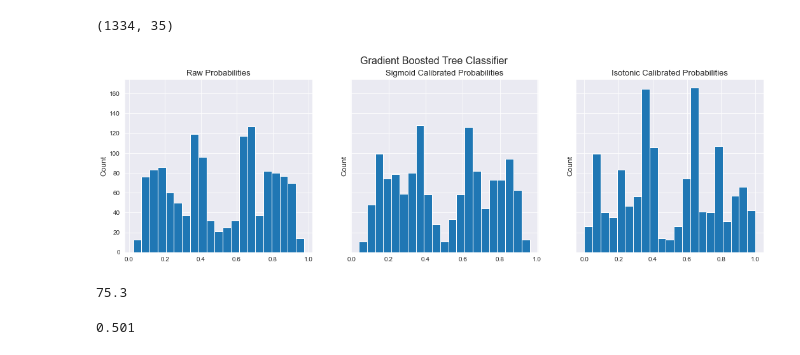
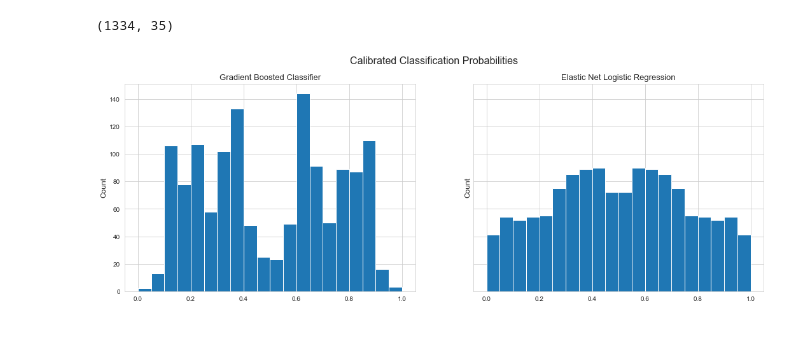
Before and after one commit to m-schiavoni/MarchMadness, a Jupyter notebook: final_models.ipynb, the cells around one changed output. Saved outputs shown, nothing was run; the diff lists cells and outputs as text; code cells hidden in the pictures.

```diff
--- a/final_models.ipynb
+++ b/final_models.ipynb
@@ -1,17 +1,21 @@
 # %%
+from joblib import dump
 import numpy as np
 import pandas as pd
 import matplotlib.pyplot as plt
 import seaborn as sns
-sns.set_style('darkgrid')
+# sns.set_style('darkgrid')
+sns.set_style('whitegrid')
 %matplotlib inline
 
-from sklearn.calibration import CalibratedClassifierCV
-from sklearn.metrics import accuracy_score, log_loss
+from sklearn.model_selection import cross_val_predict
+from sklearn.calibration import CalibratedClassifierCV, calibration_curve
 from sklearn.pipeline import Pipeline
 from sklearn.preprocessing import StandardScaler
 from sklearn.ensemble import GradientBoostingClassifier
-from sklearn.linear_model import LogisticRegression
+from sklearn.linear_model import LogisticRegression, LinearRegression
+from sklearn.decomposition import PCA
+from sklearn.svm import LinearSVR
 # %%
 df = pd.read_csv('mm_data.csv')
 Y = df['result_class']
@@ -20,35 +24,24 @@ X.shape
 # %% [output]
 (1334, 35)
 # %%
-gbc = GradientBoostingClassifier(learning_rate=0.6, max_depth=1, n_estimators=12, random_state=321)
-gbc_cal_s = CalibratedClassifierCV(gbc, method='sigmoid', cv=10)
-gbc_cal_i = CalibratedClassifierCV(gbc, method='isotonic', cv=10)
-
+gbc = CalibratedClassifierCV(GradientBoostingClassifier(learning_rate=0.6, max_depth=1, n_estimators=12, random_state=321),
+                             method='sigmoid', cv=10)
 gbc.fit(X, Y)
 gbc_probs = gbc.predict_proba(X)
-gbc_cal_s.fit(X, Y)
-gbc_cal_s_probs = gbc_cal_s.predict_proba(X)
-gbc_cal_i.fit(X, Y)
-gbc_cal_i_probs = gbc_cal_i.predict_proba(X)
+# %%
+lrc = LogisticRegression(l1_ratio=0.5, C=0.15, fit_intercept=False, penalty='elasticnet', solver='saga', max_iter=1000, random_state=321)
+cs_lrc = CalibratedClassifierCV(Pipeline(steps=[('center_scale', StandardScaler()), ('lrc', lrc)]),
+                                method='sigmoid', cv=10)
+cs_lrc.fit(X, Y)
+cs_lrc_probs = cs_lrc.predict_proba(X)
 # %%
-fig, (ax1, ax2, ax3) = plt.subplots(1, 3, sharey=True, figsize=(18,5))
-fig.suptitle('Gradient Boosted Tree Classifier', size=16)
+fig, (ax1, ax2) = plt.subplots(1, 2, sharey=True, sharex=True, figsize=(18,6))
+fig.suptitle('Calibrated Classification Probabilities', size=16)
 ax1.set_ylabel('Count', size=12)
-ax1.set_title('Raw Probabilities', size=13)
-_ = ax1.hist(gbc_probs[:,0], bins=21)
+ax1.set_title('Gradient Boosted Classifier', size=13)
+_ = ax1.hist(gbc_probs[:,0], bins=20, range=(0,1))
 ax2.set_ylabel('Count', size=12)
-ax2.set_title('Sigmoid Calibrated Probabilities', size=13)
-_ = ax2.hist(gbc_cal_s_probs[:,0], bins=21)
-ax3.set_ylabel('Count', size=12)
-ax3.set_title('Isotonic Calibrated Probabilities', size=13)
-_ = ax3.hist(gbc_cal_i_probs[:,0], bins=21)
+ax2.set_title('Elastic Net Logistic Regression', size=13)
+_ = ax2.hist(cs_lrc_probs[:,0], bins=20, range=(0,1))
 # %% [output]
-[figure, old version]
+[figure, new version]
-# %%
-100*np.round(accuracy_score(gbc_cal_s.predict(X), Y), 3)
-# %% [output]
-75.3
-# %%
-np.round(log_loss(Y, gbc_cal_s.predict_proba(X)), 3)
-# %% [output]
-0.501
```
Also changed, not shown: parts of 16 cells of this notebook, 4 other files.
